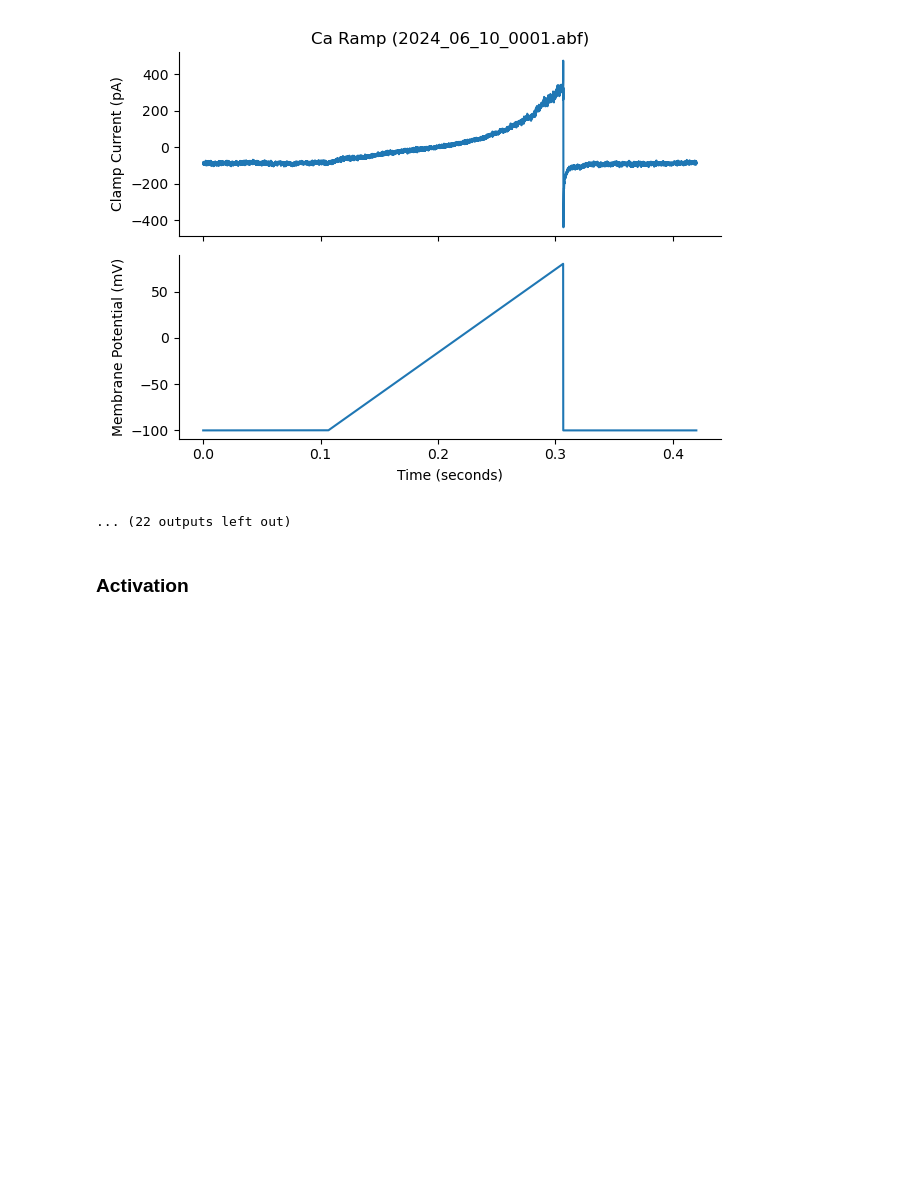
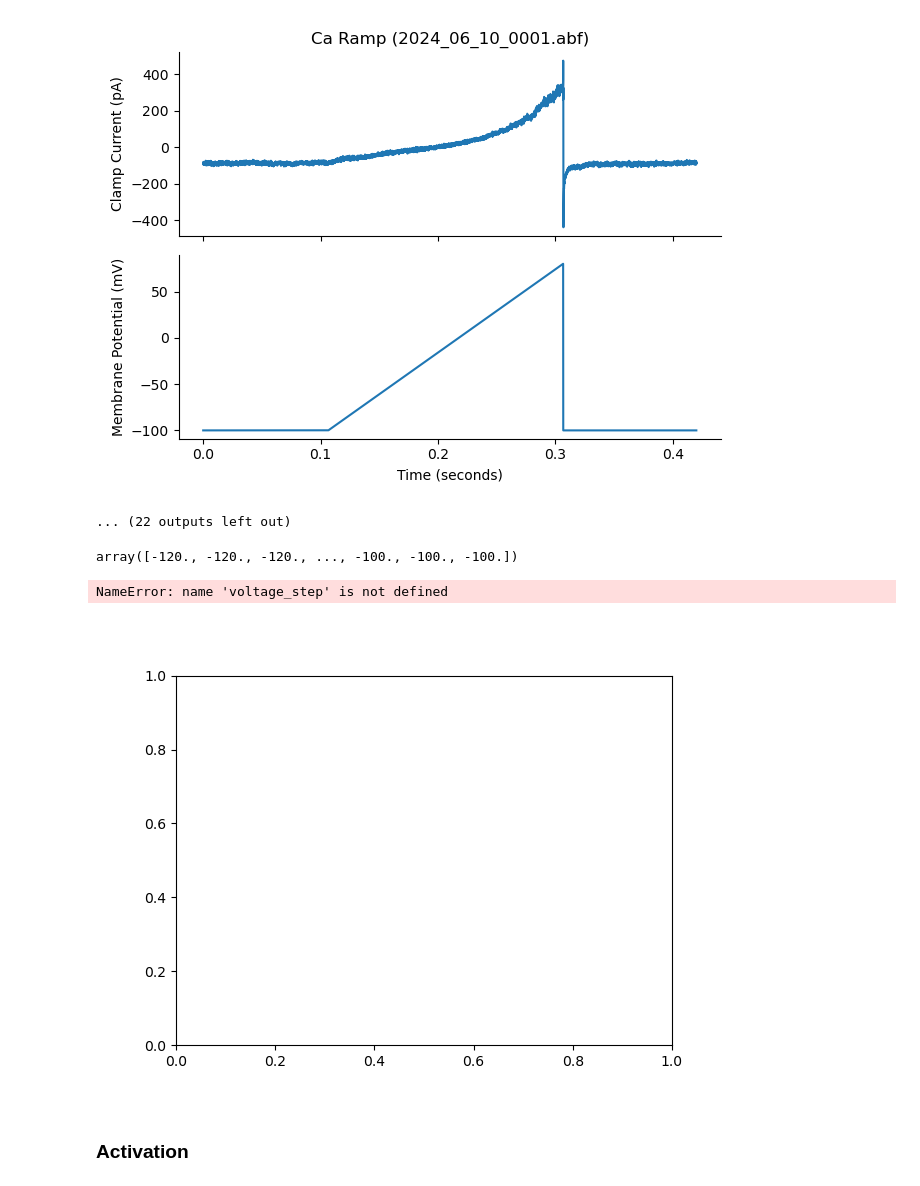
Before and after one commit to afmontarras/CSHL, a Jupyter notebook: Cav.ipynb, the cells around one changed output. Cells and saved outputs as stored; diff of their text form; code cells hidden in the pictures; blank space fills up the shorter version.

```diff
--- a/Cav.ipynb
+++ b/Cav.ipynb
@@ -102,19 +70,26 @@ for i,f in enumerate(ramp_files):
 5
 [figure]
 ... (22 outputs left out)
+# %%
+voltage[0]
+# %% [output]
+array([-120., -120., -120., ..., -100., -100., -100.])
 # %%
-f = files[14]
+f = files[1]
 swps, swp_time, sr = get_sweeps(f)
 ## The your voltage :
 start = 0.1
 end = 0.3
 voltage = swp_window(swps,start,end,sr,channel=1)
 current = swp_window(swps,start,end,sr,channel=0)
 fig,ax = plt.subplots()
 ax.plot(voltage_step,current_response,'o')
 ax.set_xlabel('V (mV)')
 ax.set_ylabel('I (pA)')
 plt.show()
+# %% [output]
+NameError: name 'voltage_step' is not defined
+[figure, added]
 # %% [markdown]
 ### Activation
 # %%
```
Also changed, not shown: parts of 4 cells of this notebook, 1 other file.
